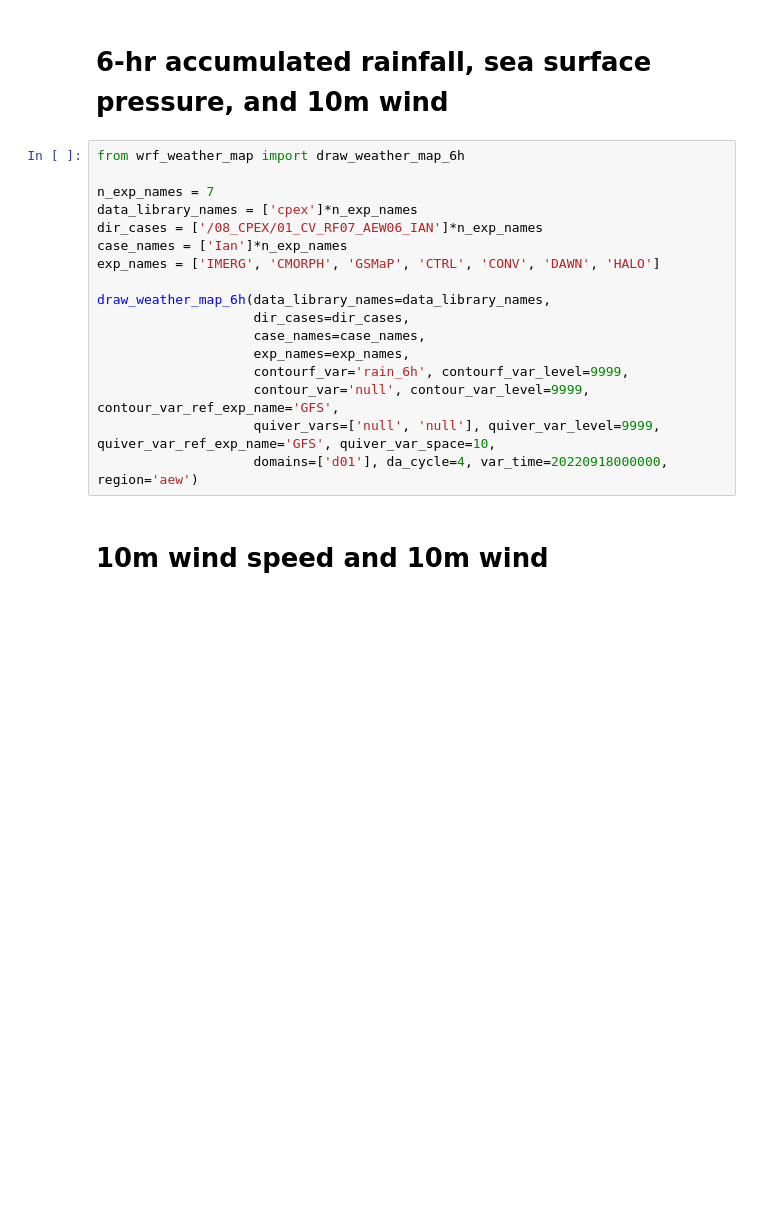
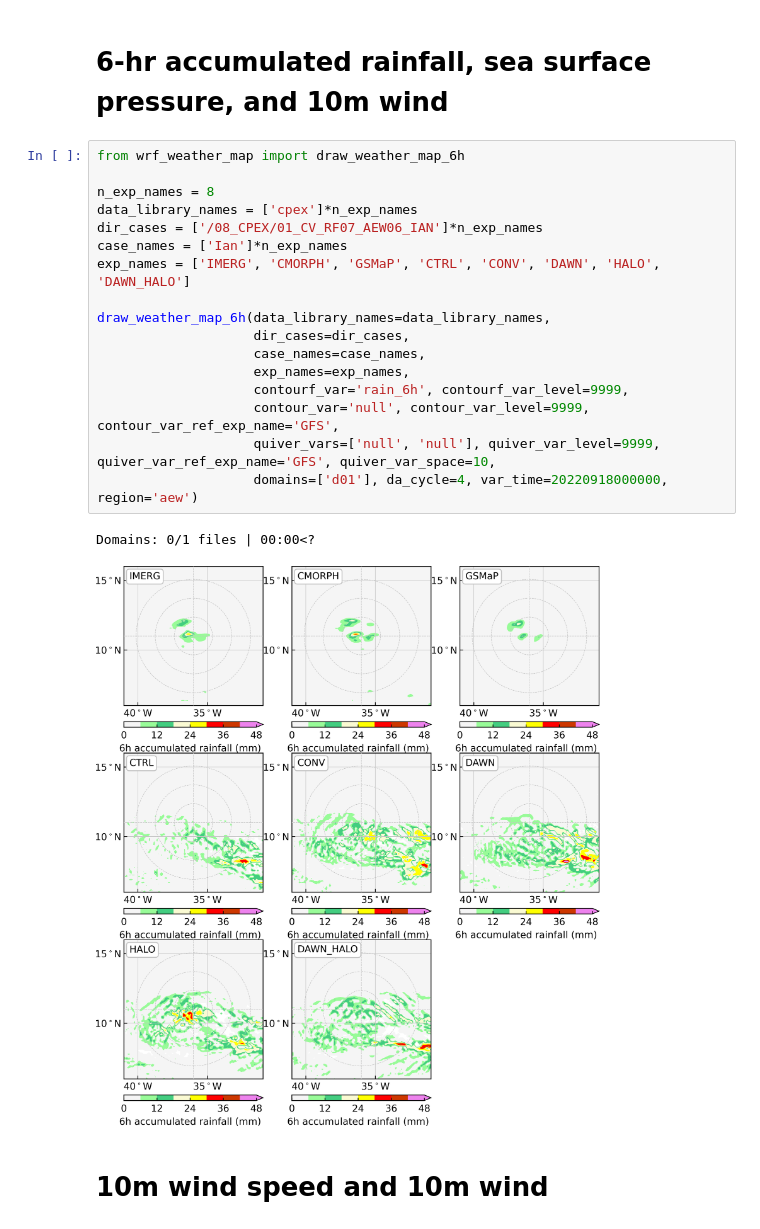
Before and after one commit to RoyCaitSith/climetlab-my-plugin, a Jupyter notebook: notebooks/wrf_weather_map.ipynb, the cells around one changed output. Saved outputs shown, nothing was run; the diff lists cells and outputs as text; blank space fills up the shorter version.

```diff
--- a/notebooks/wrf_weather_map.ipynb
+++ b/notebooks/wrf_weather_map.ipynb
@@ -13,19 +13,22 @@ exp_names = ['CTRL', 'CONV', 'DAWN', 'HALO']
 # %%
 from wrf_weather_map import draw_weather_map_6h
 
-n_exp_names = 7
+n_exp_names = 8
 data_library_names = ['cpex']*n_exp_names
 dir_cases = ['/08_CPEX/01_CV_RF07_AEW06_IAN']*n_exp_names
 case_names = ['Ian']*n_exp_names
-exp_names = ['IMERG', 'CMORPH', 'GSMaP', 'CTRL', 'CONV', 'DAWN', 'HALO']
+exp_names = ['IMERG', 'CMORPH', 'GSMaP', 'CTRL', 'CONV', 'DAWN', 'HALO', 'DAWN_HALO']
 
 draw_weather_map_6h(data_library_names=data_library_names,
                     dir_cases=dir_cases,
                     case_names=case_names,
                     exp_names=exp_names,
                     contourf_var='rain_6h', contourf_var_level=9999,
                     contour_var='null', contour_var_level=9999, contour_var_ref_exp_name='GFS',
                     quiver_vars=['null', 'null'], quiver_var_level=9999, quiver_var_ref_exp_name='GFS', quiver_var_space=10,
                     domains=['d01'], da_cycle=4, var_time=20220918000000, region='aew')
+# %% [output]
+Domains: 0/1 files | 00:00<?
+[figure, added]
 # %% [markdown]
 # 10m wind speed and 10m wind
```
Also changed, not shown: 4 other files.
